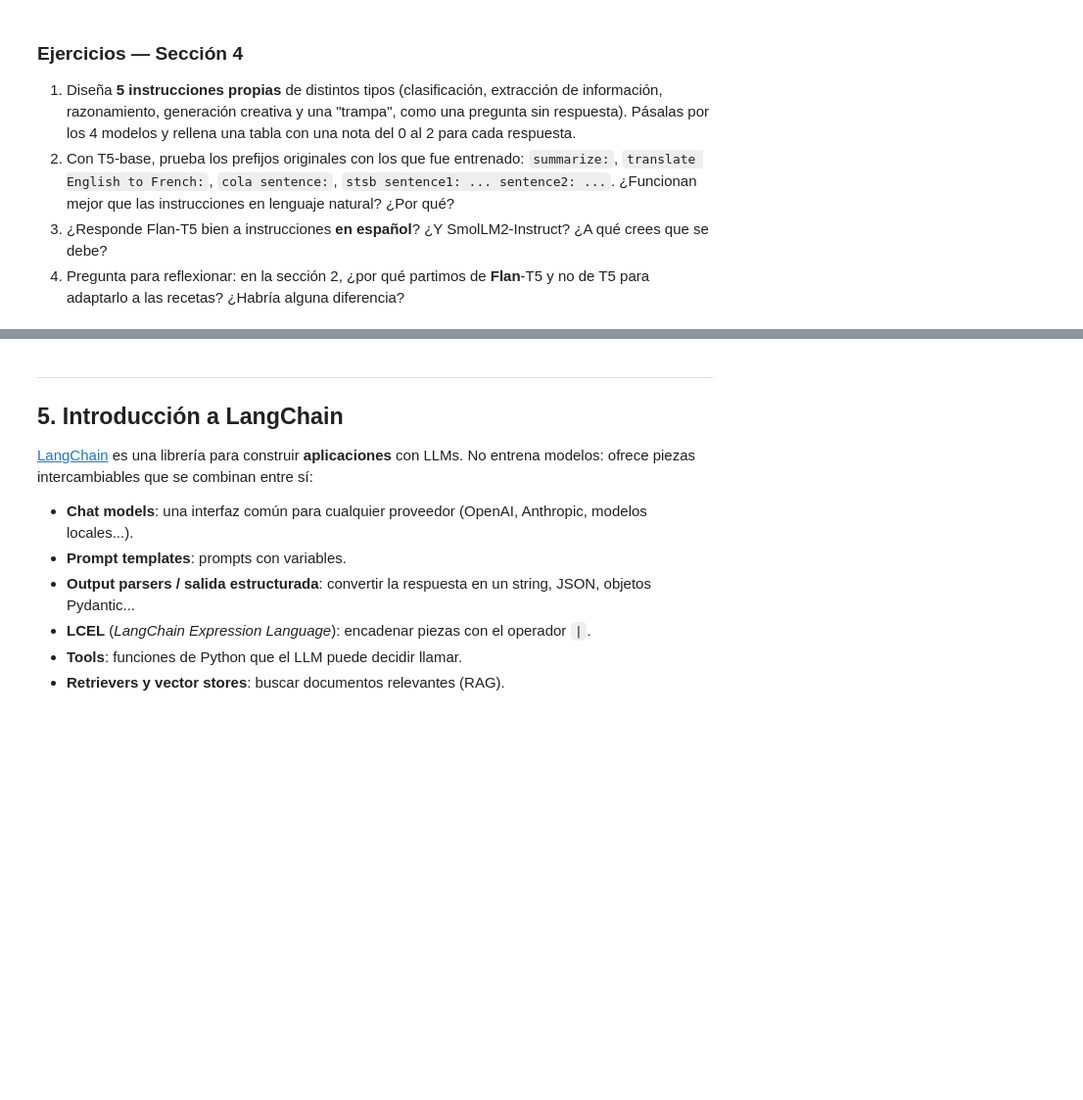
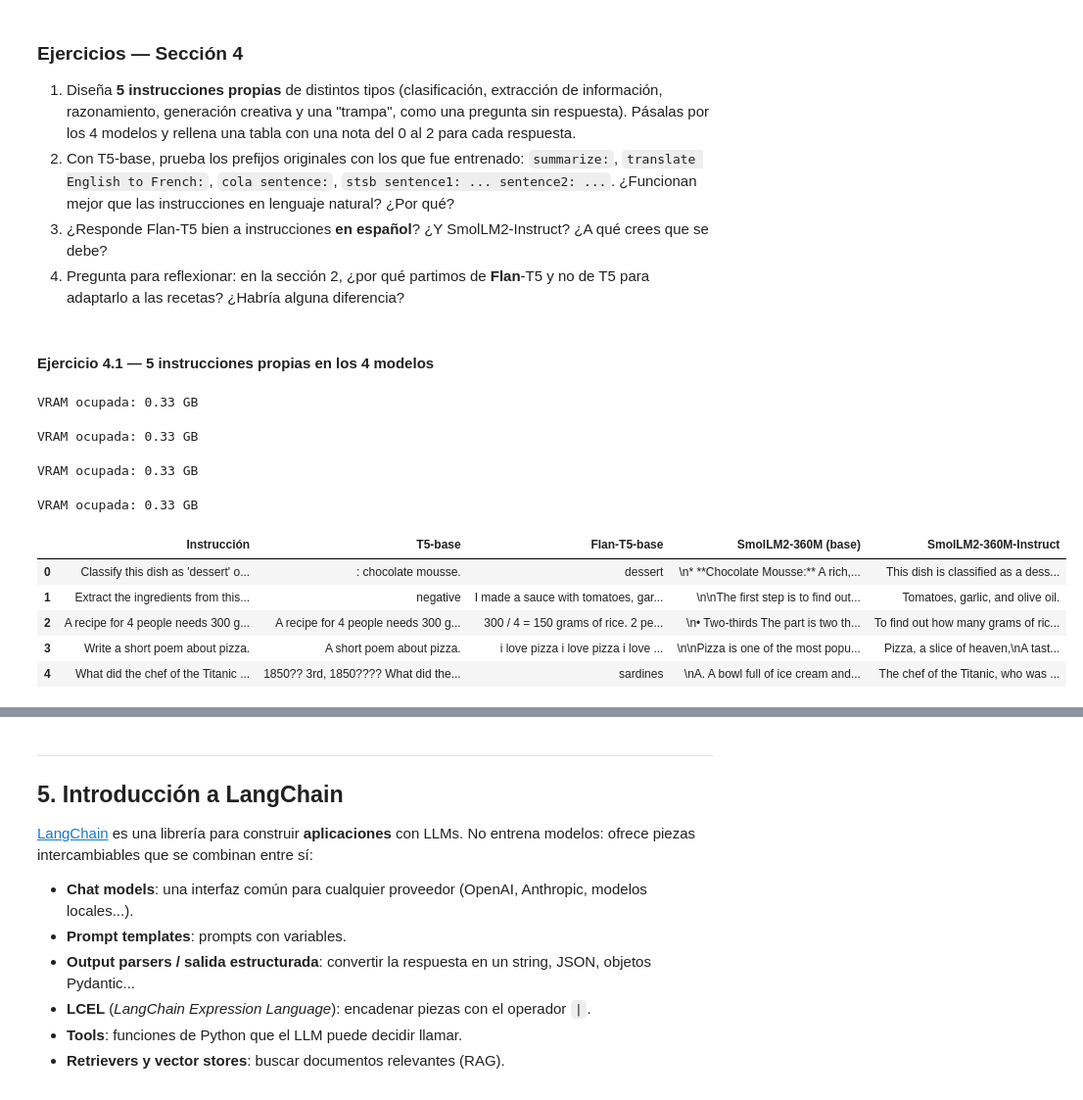
Before and after one commit to ai-somorrostro/reto_1_1-2627-llm_introduction, a Jupyter notebook: llm_fundamentos.ipynb, the cells around one changed output, grey strips where cells are left out. Shown at 98% size. Cells and saved outputs as stored; diff of their text form; code cells hidden in the pictures; blank space fills up the shorter version.

Commit message:
Entrega llm_fundamentos: ejercicios de las secciones 1 a 5

```diff
--- a/llm_fundamentos.ipynb
+++ b/llm_fundamentos.ipynb
@@ -805,0 +1910,14 @@ liberar_memoria()
+# %%
+for nombre in ["unsloth/Llama-3.2-1B-Instruct", "unsloth/gemma-3-1b-it"]:
+    try:
+        tok_otro = AutoTokenizer.from_pretrained(nombre)
+        print(f"===== {nombre}")
+        print(tok_otro.apply_chat_template(mensajes, tokenize=False, add_generation_prompt=True))
+    except Exception as e:
+        print(f"No se pudo cargar {nombre}: {e}")
+
+print("===== Qwen (para comparar)")
+print(tok_chat.apply_chat_template(mensajes, tokenize=False, add_generation_prompt=True))
+
+del model_chat
+liberar_memoria()
@@ -891,3 +2066,56 @@ pd.DataFrame(resultados)
 2. Con T5-base, prueba los prefijos originales con los que fue entrenado: `summarize:`, `translate English to French:`, `cola sentence:`, `stsb sentence1: ... sentence2: ...`. ¿Funcionan mejor que las instrucciones en lenguaje natural? ¿Por qué?
 3. ¿Responde Flan-T5 bien a instrucciones **en español**? ¿Y SmolLM2-Instruct? ¿A qué crees que se debe?
 4. Pregunta para reflexionar: en la sección 2, ¿por qué partimos de **Flan**-T5 y no de T5 para adaptarlo a las recetas? ¿Habría alguna diferencia?
+# %% [markdown]
+#### Ejercicio 4.1 — 5 instrucciones propias en los 4 modelos
+# %%
+mis_instrucciones = [
+    "Classify this dish as 'dessert' or 'main course': chocolate mousse.",                     # clasificación
+    "Extract the ingredients from this sentence: I made a sauce with tomatoes, garlic and olive oil.",  # extracción
+    "A recipe for 4 people needs 300 grams of rice. How many grams do I need for 2 people?",   # razonamiento
+    "Write a short poem about pizza.",                                                         # creativa
+    "What did the chef of the Titanic eat for breakfast on March 3rd, 1850?",                  # trampa
+]
+
+resultados_ej = {"Instrucción": mis_instrucciones}
+
+# Los dos T5 (modelos_t5 está definido en el apartado 4)
+for etiqueta, nombre in modelos_t5.items():
+    tok = AutoTokenizer.from_pretrained(nombre)
+    model = AutoModelForSeq2SeqLM.from_pretrained(nombre).to(device)
+    resultados_ej[etiqueta] = [generar_seq2seq(model, tok, p, max_new_tokens=60) for p in mis_instrucciones]
+    del model
+    liberar_memoria()
+
+# Los dos SmolLM2: el base recibe el texto tal cual y el instruct con su chat template
+nombre = "HuggingFaceTB/SmolLM2-360M"
+tok = AutoTokenizer.from_pretrained(nombre)
+model = AutoModelForCausalLM.from_pretrained(nombre, dtype=DTYPE_INFERENCIA).to(device)
+resultados_ej["SmolLM2-360M (base)"] = [
+    generar(model, tok, p, max_new_tokens=60, do_sample=False, repetition_penalty=1.2) for p in mis_instrucciones
+]
+del model
+liberar_memoria()
+
+nombre = "HuggingFaceTB/SmolLM2-360M-Instruct"
+tok = AutoTokenizer.from_pretrained(nombre)
+model = AutoModelForCausalLM.from_pretrained(nombre, dtype=DTYPE_INFERENCIA).to(device)
+resultados_ej["SmolLM2-360M-Instruct"] = [
+    chat([{"role": "user", "content": p}], model=model, tok=tok, max_new_tokens=60, do_sample=False)
+    for p in mis_instrucciones
+]
+del model
+liberar_memoria()
+
+pd.DataFrame(resultados_ej)
+# %% [output]
+VRAM ocupada: 0.33 GB
+VRAM ocupada: 0.33 GB
+VRAM ocupada: 0.33 GB
+VRAM ocupada: 0.33 GB
+|  | Instrucción | T5-base | Flan-T5-base | SmolLM2-360M (base) | SmolLM2-360M-Instruct |
+| 0 | Classify this dish as 'dessert' o... | : chocolate mousse. | dessert | \n* **Chocolate Mousse:** A rich,... | This dish is classified as a dess... |
+| 1 | Extract the ingredients from this... | negative | I made a sauce with tomatoes, gar... | \n\nThe first step is to find out... | Tomatoes, garlic, and olive oil. |
+| 2 | A recipe for 4 people needs 300 g... | A recipe for 4 people needs 300 g... | 300 / 4 = 150 grams of rice. 2 pe... | \n• Two-thirds The part is two th... | To find out how many grams of ric... |
+| 3 | Write a short poem about pizza. | A short poem about pizza. | i love pizza i love pizza i love ... | \n\nPizza is one of the most popu... | Pizza, a slice of heaven,\nA tast... |
+| 4 | What did the chef of the Titanic ... | 1850?? 3rd, 1850???? What did the... | sardines | \nA. A bowl full of ice cream and... | The chef of the Titanic, who was ... |
```
Also changed, not shown: parts of 143 cells of this notebook.
